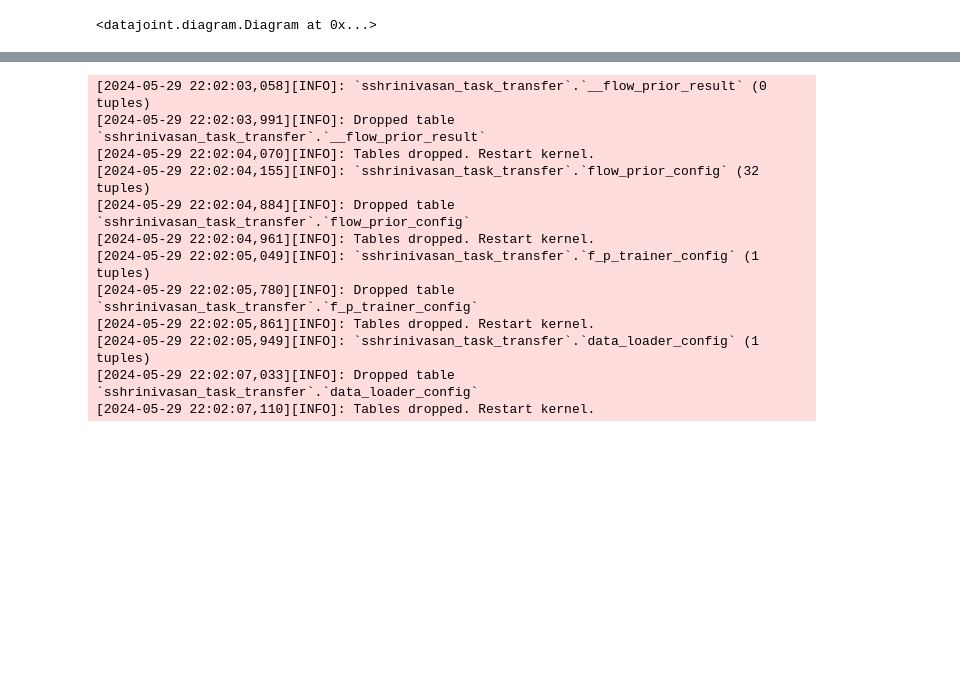
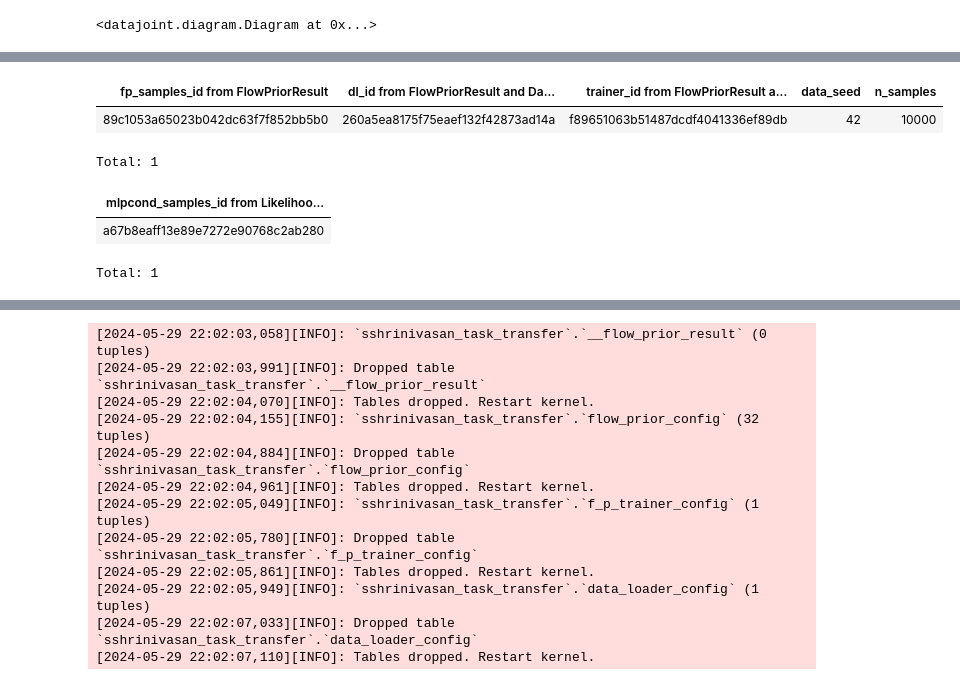
Before and after one commit to suhasshrinivasan/task-transfer, a Jupyter notebook: experiments/dj/dj_interactive.ipynb, the cells around one changed output, grey strips where cells are left out. Drawn from its saved outputs; the diff is of its cells as text; code cells hidden in the pictures; blank space fills up the shorter version.

```diff
--- a/experiments/dj/dj_interactive.ipynb
+++ b/experiments/dj/dj_interactive.ipynb
@@ -36,0 +77,12 @@ dj.Diagram(schema)
+# %%
+FPSamplesConfig.proj(fp_samples_id="fp_id", data_seed="seed")
+# %% [output]
+| fp_samples_id from FlowPriorResult | dl_id from FlowPriorResult and Da... | trainer_id from FlowPriorResult a... | data_seed | n_samples |
+| 89c1053a65023b042dc63f7f852bb5b0 | 260a5ea8175f75eaef132f42873ad14a | f89651063b51487dcdf4041336ef89db | 42 | 10000 |
+Total: 1
+# %%
+MLPCondSamplesConfig.proj(mlpcond_samples_id="ll_id")
+# %% [output]
+| mlpcond_samples_id from Likelihoo... |
+| a67b8eaff13e89e7272e90768c2ab280 |
+Total: 1
```
Also changed, not shown: parts of 7 cells of this notebook, 4 other files.
